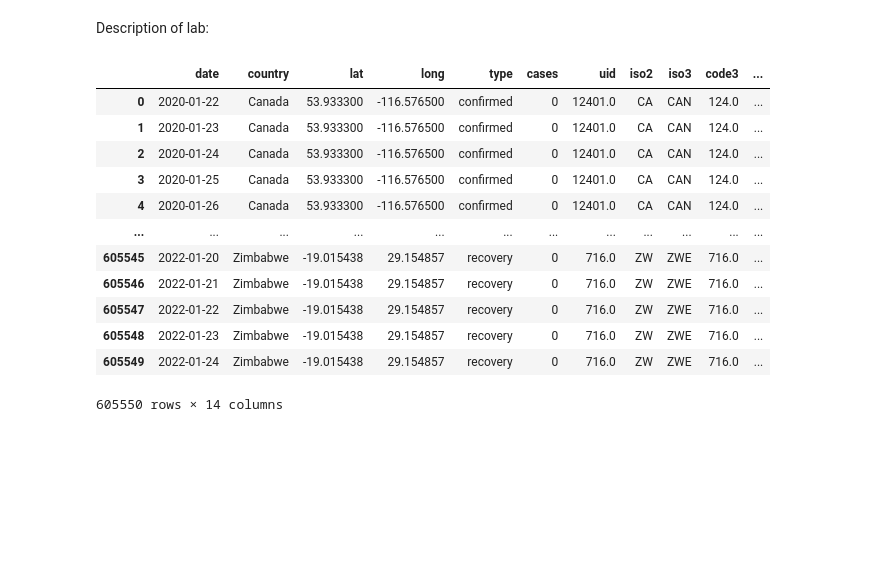
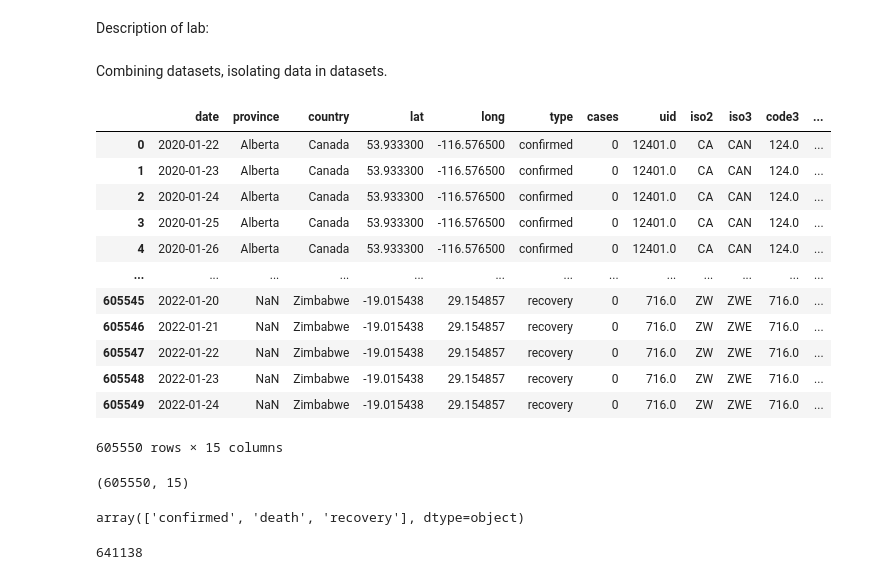
Before and after one commit to sebalexsmith/MET2010, a Jupyter notebook: Labs/Lab 3.ipynb, the cells around one changed output. Cells and saved outputs as stored; diff of their text form; code cells hidden in the pictures; blank space fills up the shorter version.

```diff
--- a/Labs/Lab 3.ipynb
+++ b/Labs/Lab 3.ipynb
@@ -2,6 +2,8 @@
 # Lab 3
 # %% [markdown]
 Description of lab:
+# %% [markdown]
+Combining datasets, isolating data in datasets.
 # %%
 import pandas as pd
 import numpy as np
@@ -27,20 +29,33 @@ plt.rcParams["axes.prop_cycle"] = cycler(color=multi)
 # %%
 # Column 'province' is causing problems because of NaN values. I will excude it on import.
 columnsToInclude = ['date', 'country', 'lat', 'long', 'type', 'cases', 'uid', 'iso2', 'iso3', 'code3', 'combined_key', 'population', 'continent_name', 'continent_code']
 
-corona = pd.read_csv("https://jmaurit.github.io/anv_statistikk/data/coronavirus.csv", usecols = columnsToInclude)
+corona = pd.read_csv("https://jmaurit.github.io/anv_statistikk/data/coronavirus.csv")
 corona
 # %% [output]
-|  | date | country | lat | long | type | cases | uid | iso2 | iso3 | code3 | ... |
-| 0 | 2020-01-22 | Canada | 53.933300 | -116.576500 | confirmed | 0 | 12401.0 | CA | CAN | 124.0 | ... |
-| 1 | 2020-01-23 | Canada | 53.933300 | -116.576500 | confirmed | 0 | 12401.0 | CA | CAN | 124.0 | ... |
-| 2 | 2020-01-24 | Canada | 53.933300 | -116.576500 | confirmed | 0 | 12401.0 | CA | CAN | 124.0 | ... |
-| 3 | 2020-01-25 | Canada | 53.933300 | -116.576500 | confirmed | 0 | 12401.0 | CA | CAN | 124.0 | ... |
-| 4 | 2020-01-26 | Canada | 53.933300 | -116.576500 | confirmed | 0 | 12401.0 | CA | CAN | 124.0 | ... |
-| ... | ... | ... | ... | ... | ... | ... | ... | ... | ... | ... | ... |
-| 605545 | 2022-01-20 | Zimbabwe | -19.015438 | 29.154857 | recovery | 0 | 716.0 | ZW | ZWE | 716.0 | ... |
-| 605546 | 2022-01-21 | Zimbabwe | -19.015438 | 29.154857 | recovery | 0 | 716.0 | ZW | ZWE | 716.0 | ... |
-| 605547 | 2022-01-22 | Zimbabwe | -19.015438 | 29.154857 | recovery | 0 | 716.0 | ZW | ZWE | 716.0 | ... |
-| 605548 | 2022-01-23 | Zimbabwe | -19.015438 | 29.154857 | recovery | 0 | 716.0 | ZW | ZWE | 716.0 | ... |
-| 605549 | 2022-01-24 | Zimbabwe | -19.015438 | 29.154857 | recovery | 0 | 716.0 | ZW | ZWE | 716.0 | ... |
+|  | date | province | country | lat | long | type | cases | uid | iso2 | iso3 | code3 | ... |
+| 0 | 2020-01-22 | Alberta | Canada | 53.933300 | -116.576500 | confirmed | 0 | 12401.0 | CA | CAN | 124.0 | ... |
+| 1 | 2020-01-23 | Alberta | Canada | 53.933300 | -116.576500 | confirmed | 0 | 12401.0 | CA | CAN | 124.0 | ... |
+| 2 | 2020-01-24 | Alberta | Canada | 53.933300 | -116.576500 | confirmed | 0 | 12401.0 | CA | CAN | 124.0 | ... |
+| 3 | 2020-01-25 | Alberta | Canada | 53.933300 | -116.576500 | confirmed | 0 | 12401.0 | CA | CAN | 124.0 | ... |
+| 4 | 2020-01-26 | Alberta | Canada | 53.933300 | -116.576500 | confirmed | 0 | 12401.0 | CA | CAN | 124.0 | ... |
+| ... | ... | ... | ... | ... | ... | ... | ... | ... | ... | ... | ... | ... |
+| 605545 | 2022-01-20 | NaN | Zimbabwe | -19.015438 | 29.154857 | recovery | 0 | 716.0 | ZW | ZWE | 716.0 | ... |
+| 605546 | 2022-01-21 | NaN | Zimbabwe | -19.015438 | 29.154857 | recovery | 0 | 716.0 | ZW | ZWE | 716.0 | ... |
+| 605547 | 2022-01-22 | NaN | Zimbabwe | -19.015438 | 29.154857 | recovery | 0 | 716.0 | ZW | ZWE | 716.0 | ... |
+| 605548 | 2022-01-23 | NaN | Zimbabwe | -19.015438 | 29.154857 | recovery | 0 | 716.0 | ZW | ZWE | 716.0 | ... |
+| 605549 | 2022-01-24 | NaN | Zimbabwe | -19.015438 | 29.154857 | recovery | 0 | 716.0 | ZW | ZWE | 716.0 | ... |
-605550 rows × 14 columns
+605550 rows × 15 columns
+# %%
+corona.shape
+# %% [output]
+(605550, 15)
+# %%
+corona['type'].unique()
+# %% [output]
+array(['confirmed', 'death', 'recovery'], dtype=object)
+# %%
+# Get only instances from a column that also coincides with two row conditions. Sum it up in this case.
+corona.loc[(corona['country'] == 'Norway') & (corona['type'] == 'confirmed'), 'cases'].sum()
+# %% [output]
+641138
```
Also changed, not shown: parts of 29 cells of this notebook, 3 other files.
